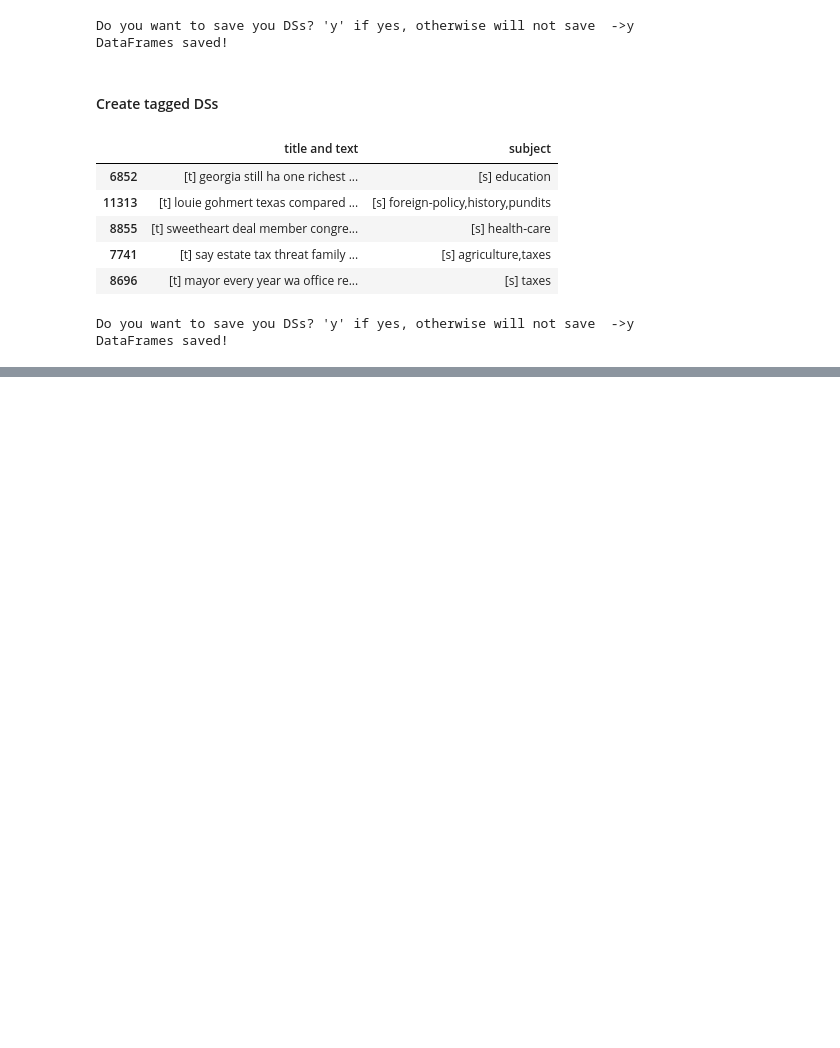
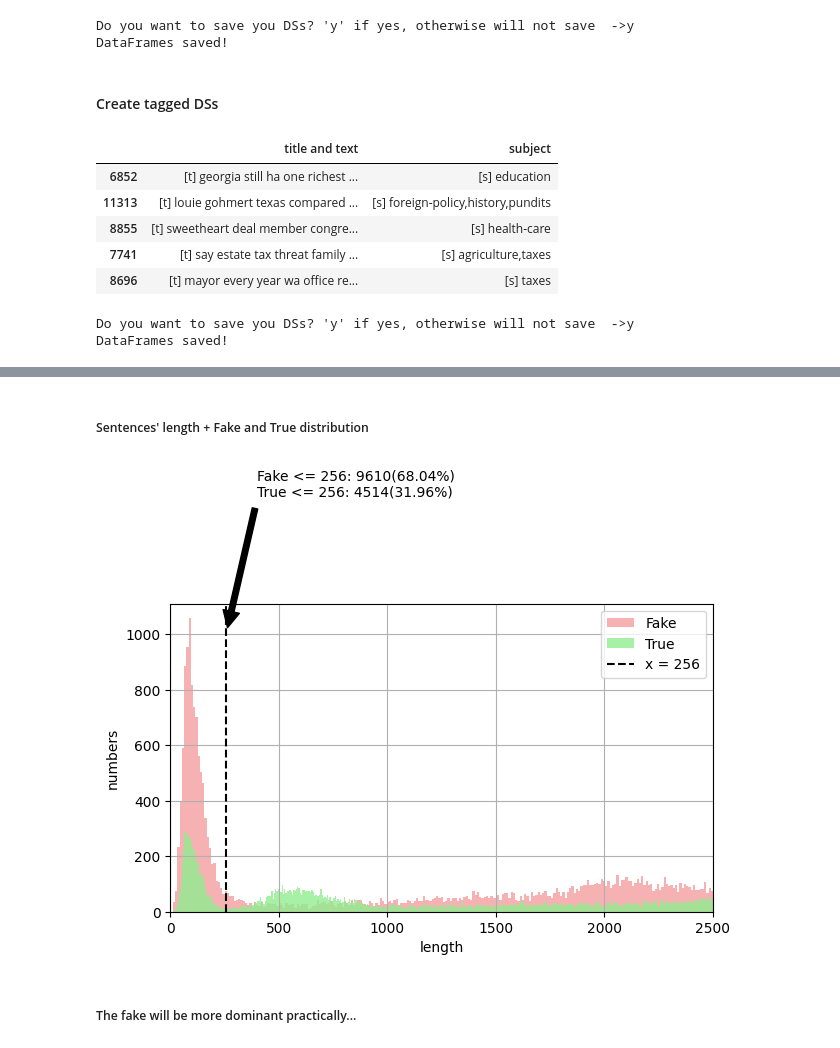
Before and after one commit to BabeRush/NLP_final_project, a Jupyter notebook: datasets_exploration.ipynb, the cells around one changed output, grey strips where cells are left out. Cells and saved outputs as stored; diff of their text form; code cells hidden in the pictures; blank space fills up the shorter version.

```diff
--- a/datasets_exploration.ipynb
+++ b/datasets_exploration.ipynb
@@ -665,0 +785,30 @@ DataFrames saved!
+# %% [markdown]
+##### Sentences' length + Fake and True distribution
+# %%
+def plot_text_len_dist(df):
+    plt.rcParams['figure.figsize'] = (7, 4)
+    bins = 5000
+    plt.hist(df[df['label'] == 0]['text_length'], alpha=0.6, bins=bins, color='lightcoral', label='Fake')
+    plt.hist(df[df['label'] == 1]['text_length'], alpha=0.8, bins=bins, color='lightgreen', label='True')
+    plt.axvline(x=256, color='black', linestyle='--', label='x = 256')
+
+    true_count_under_256 = df.loc[(df['label'] == 1) & (df['text_length'] <= 256)].shape[0]
+    fake_count_under_256 = df.loc[(df['label'] == 0) & (df['text_length'] <= 256)].shape[0]
+    total = true_count_under_256 + fake_count_under_256
+    plt.annotate(f'Fake <= 256: {fake_count_under_256}({fake_count_under_256/total*100:.2f}%)\nTrue <= 256: {true_count_under_256}({true_count_under_256/total*100:.2f}%)',
+                 xy=(256, 1000), xytext=(400, 1500),
+                 arrowprops=dict(facecolor='black', shrink=0.05),
+                 fontsize=10, color='black')
+
+    plt.xlabel('length')
+    plt.ylabel('numbers')
+    plt.legend(loc='upper right')
+    plt.xlim(0, 2500)
+    plt.grid()
+    plt.show()
+
+plot_text_len_dist(temp_comb)
+# %% [output]
+[figure, added]
+# %% [markdown]
+##### The fake will be more dominant practically...
```
Also changed, not shown: parts of 5 cells of this notebook.
